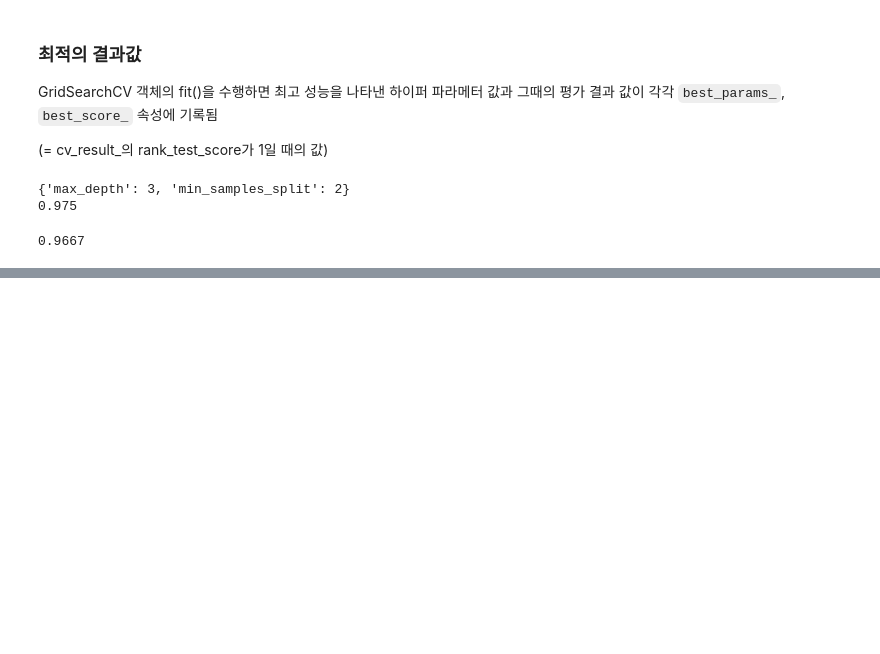
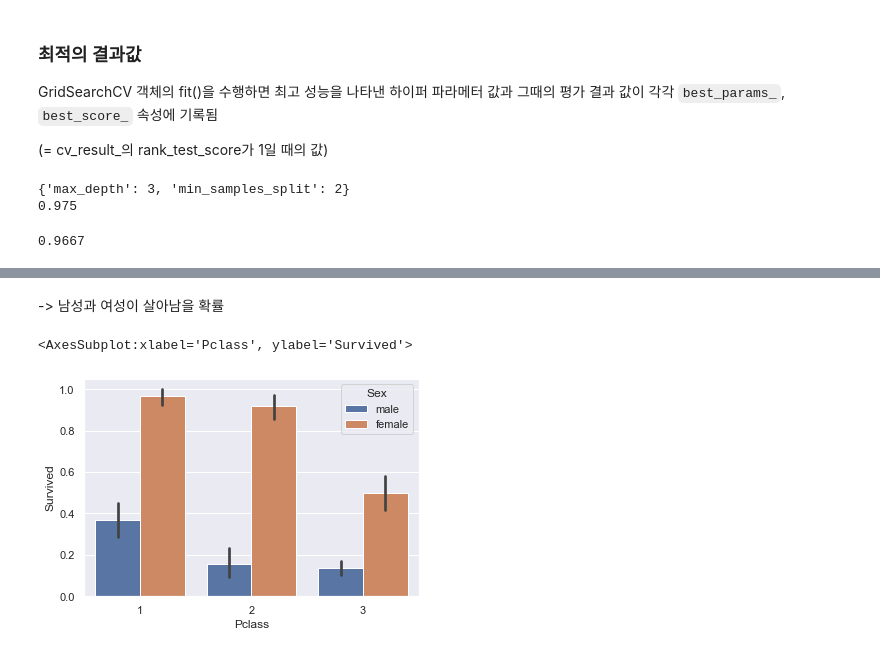
Before and after one commit to yejun-lee/Book_study, a Jupyter notebook: Python Machine Learning/02. 사이킷런으로 시작하는 머신러닝.ipynb, the cells around one changed output, grey strips where cells are left out. Cells and saved outputs as stored; diff of their text form; code cells hidden in the pictures; blank space fills up the shorter version.

```diff
--- a/Python Machine Learning/02. 사이킷런으로 시작하는 머신러닝.ipynb
+++ b/Python Machine Learning/02. 사이킷런으로 시작하는 머신러닝.ipynb
@@ -539,0 +884,8 @@ round(accuracy_score(y_test, pred), 4)
+# %% [markdown]
+-> 남성과 여성이 살아남을 확률
+# %%
+sns.set(rc={'figure.facecolor':'white'})
+sns.barplot(x='Pclass', y='Survived', hue='Sex', data=titanic)
+# %% [output]
+<AxesSubplot:xlabel='Pclass', ylabel='Survived'>
+[figure, added]
```
Also changed, not shown: parts of 32 cells of this notebook.
